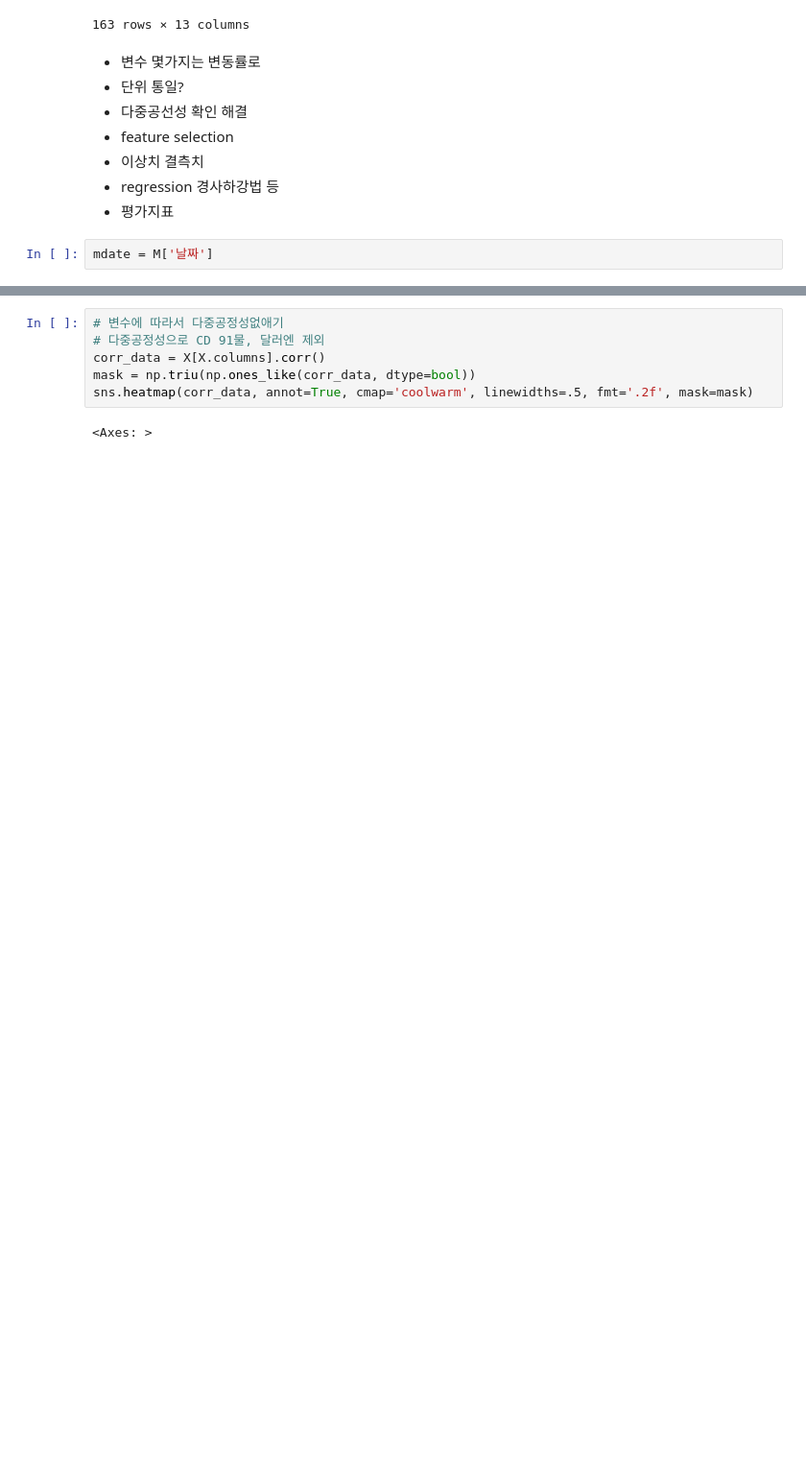
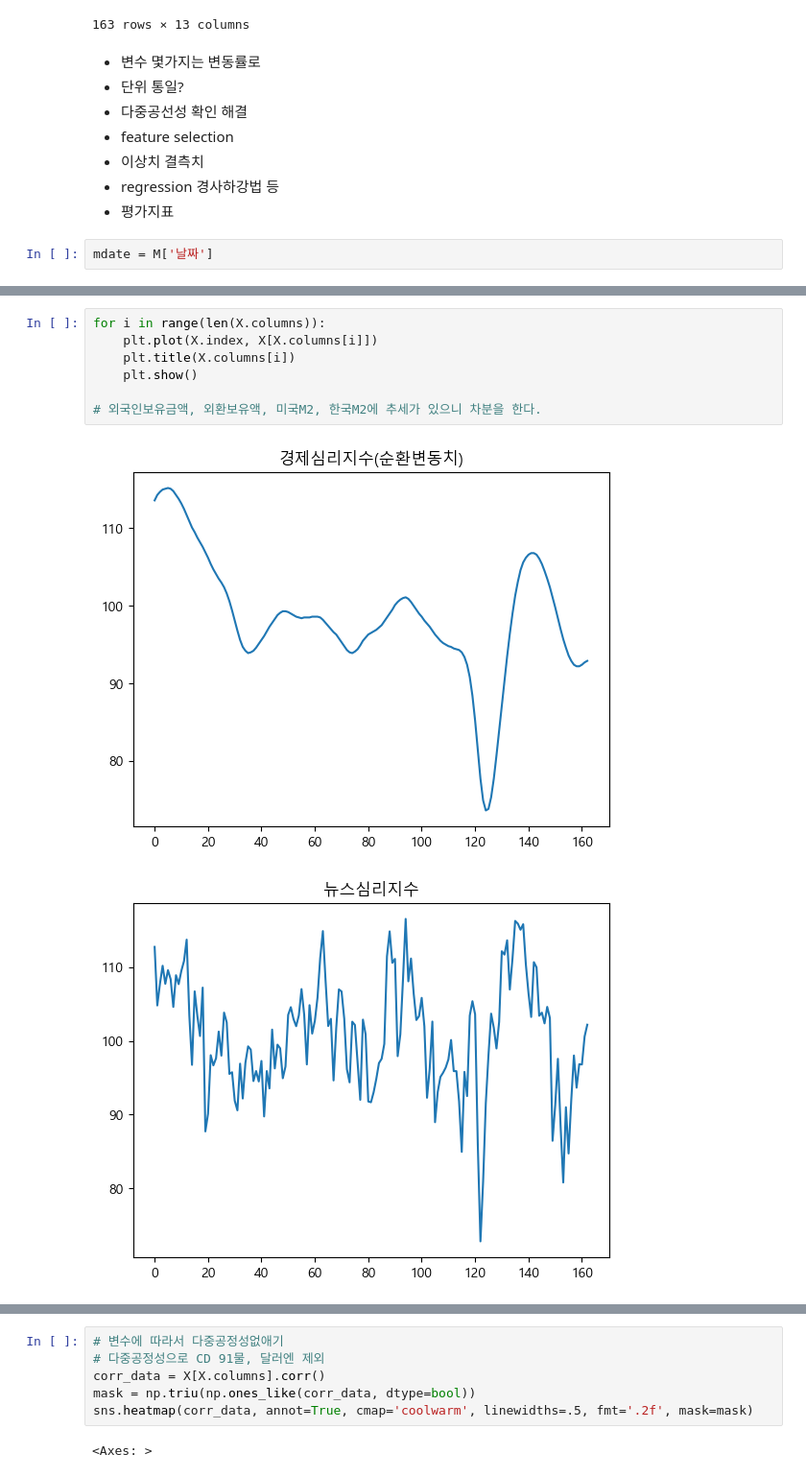
Before and after one commit to Jay-hook/mine, a Jupyter notebook: Month.ipynb, the cells around one changed output, grey strips where cells are left out. Shown: that part at 96% size. Saved outputs shown, nothing was run; the diff lists cells and outputs as text; blank space fills up the shorter version.

```diff
--- a/Month.ipynb
+++ b/Month.ipynb
@@ -77,0 +61,10 @@ X[X.columns].corr()
+# %%
+for i in range(len(X.columns)):
+    plt.plot(X.index, X[X.columns[i]])
+    plt.title(X.columns[i])
+    plt.show()
+
+# 외국인보유금액, 외환보유액, 미국M2, 한국M2에 추세가 있으니 차분을 한다.
+# %% [output]
+[figure, added]
+[figure, added]
```
Also changed, not shown: parts of 35 cells of this notebook, 1 other file.
